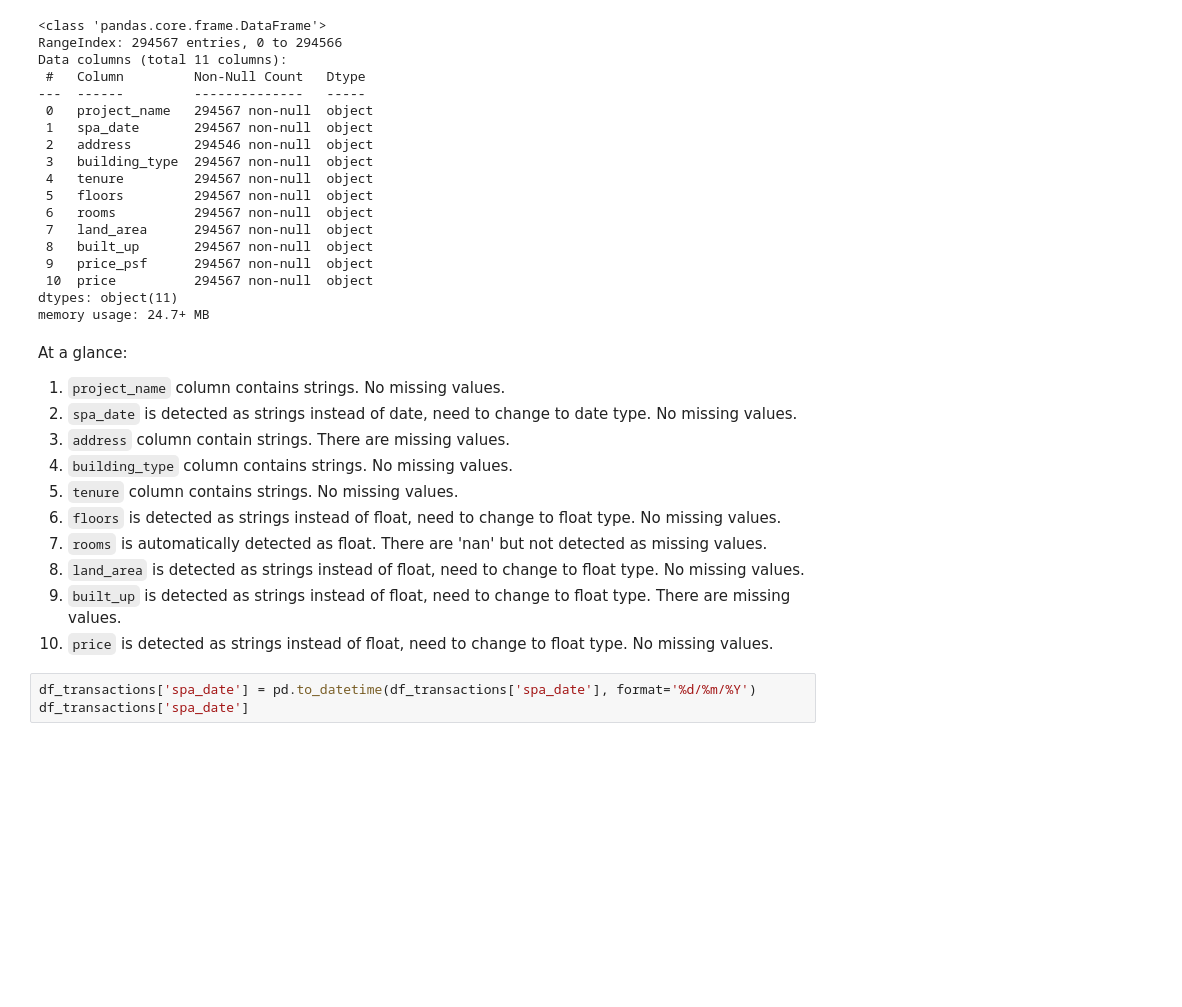
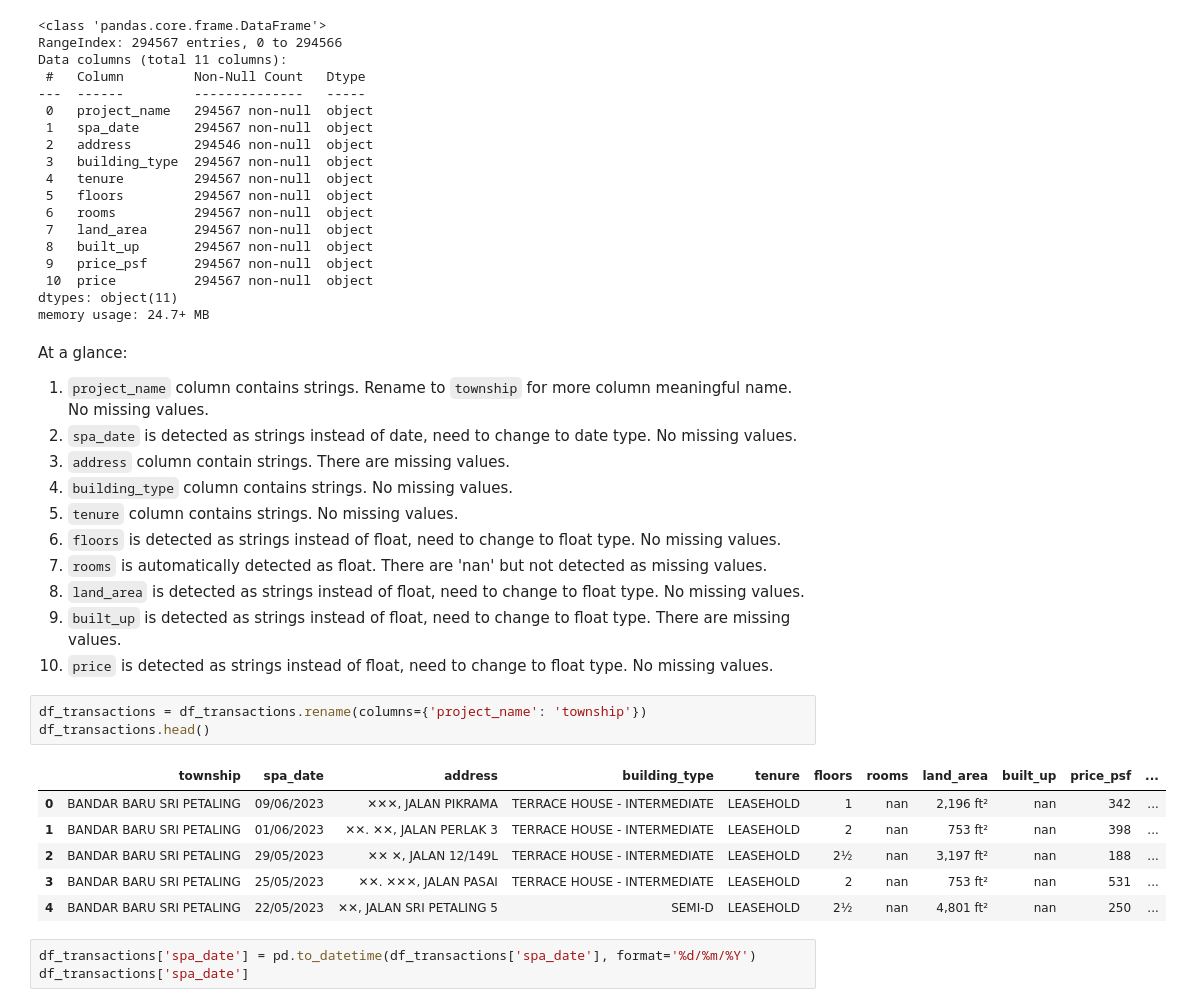
Before and after one commit to yuenherny/kl-house-price-forecasting, a Jupyter notebook: notebooks/Transactions - 02 Data Exploration.ipynb, the cells around one changed output. Cells and saved outputs as stored; diff of their text form; blank space fills up the shorter version.

```diff
--- a/notebooks/Transactions - 02 Data Exploration.ipynb
+++ b/notebooks/Transactions - 02 Data Exploration.ipynb
@@ -45,7 +45,7 @@ dtypes: object(11)
 memory usage: 24.7+ MB
 # %% [markdown]
 At a glance:
-1. `project_name` column contains strings. No missing values.
+1. `project_name` column contains strings. Rename to `township` for more column meaningful name. No missing values.
 2. `spa_date` is detected as strings instead of date, need to change to date type. No missing values.
 3. `address` column contain strings. There are missing values.
 4. `building_type` column contains strings. No missing values.
@@ -55,6 +55,16 @@ At a glance:
 8. `land_area` is detected as strings instead of float, need to change to float type. No missing values.
 9. `built_up` is detected as strings instead of float, need to change to float type. There are missing values.
 10. `price` is detected as strings instead of float, need to change to float type. No missing values.
+# %%
+df_transactions = df_transactions.rename(columns={'project_name': 'township'})
+df_transactions.head()
+# %% [output]
+|  | township | spa_date | address | building_type | tenure | floors | rooms | land_area | built_up | price_psf | ... |
+| 0 | BANDAR BARU SRI PETALING | 09/06/2023 | ✕✕✕, JALAN PIKRAMA | TERRACE HOUSE - INTERMEDIATE | LEASEHOLD | 1 | nan | 2,196 ft² | nan | 342 | ... |
+| 1 | BANDAR BARU SRI PETALING | 01/06/2023 | ✕✕. ✕✕, JALAN PERLAK 3 | TERRACE HOUSE - INTERMEDIATE | LEASEHOLD | 2 | nan | 753 ft² | nan | 398 | ... |
+| 2 | BANDAR BARU SRI PETALING | 29/05/2023 | ✕✕ ✕, JALAN 12/149L | TERRACE HOUSE - INTERMEDIATE | LEASEHOLD | 2½ | nan | 3,197 ft² | nan | 188 | ... |
+| 3 | BANDAR BARU SRI PETALING | 25/05/2023 | ✕✕. ✕✕✕, JALAN PASAI | TERRACE HOUSE - INTERMEDIATE | LEASEHOLD | 2 | nan | 753 ft² | nan | 531 | ... |
+| 4 | BANDAR BARU SRI PETALING | 22/05/2023 | ✕✕, JALAN SRI PETALING 5 | SEMI-D | LEASEHOLD | 2½ | nan | 4,801 ft² | nan | 250 | ... |
 # %%
 df_transactions['spa_date'] = pd.to_datetime(df_transactions['spa_date'], format='%d/%m/%Y')
 df_transactions['spa_date']
```
Also changed, not shown: parts of 1 cell of this notebook, 1 other file.
